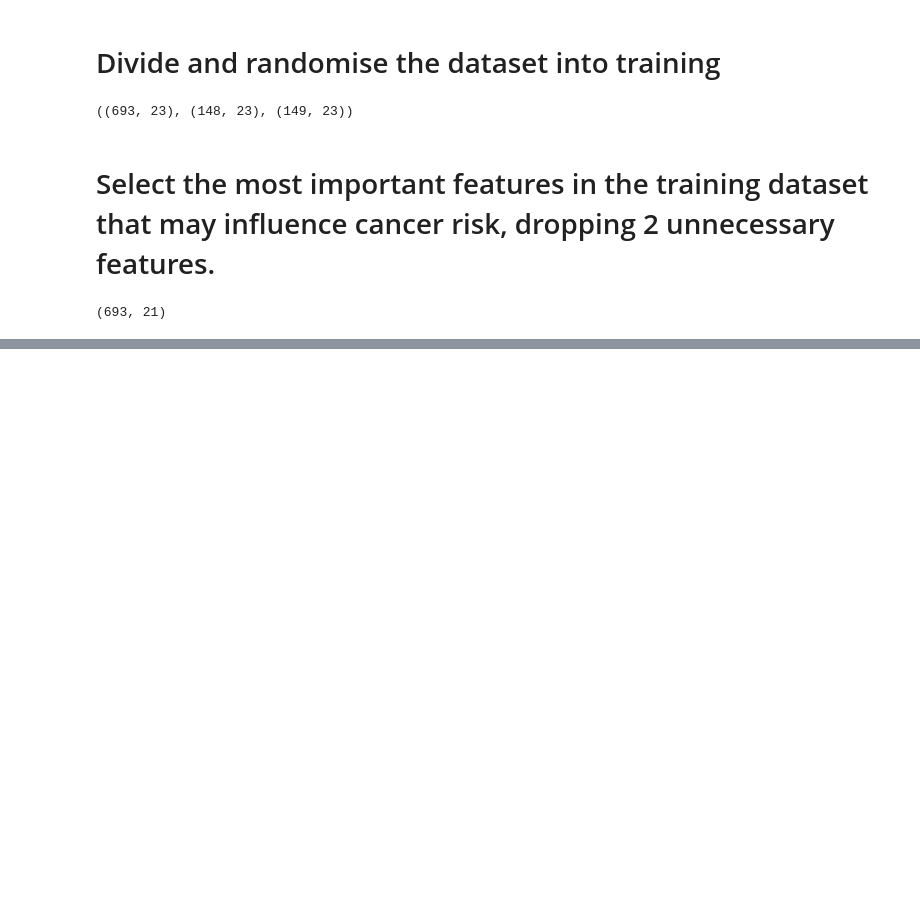
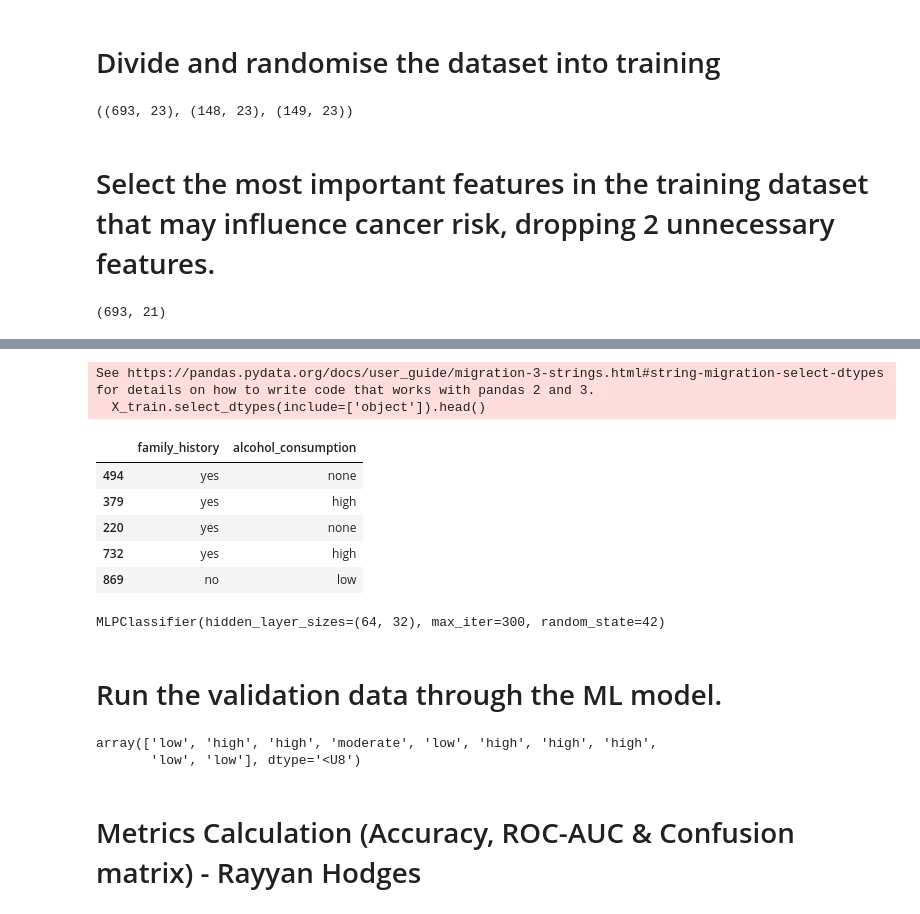
Before and after one commit to reiyua/HospitalCancerClassification, a Jupyter notebook: HospitalCancerClassification.ipynb, the cells around one changed output, grey strips where cells are left out. Saved outputs shown, nothing was run; the diff lists cells and outputs as text; code cells hidden in the pictures; blank space fills up the shorter version.

```diff
--- a/HospitalCancerClassification.ipynb
+++ b/HospitalCancerClassification.ipynb
@@ -144,0 +180,12 @@ X_train.shape
+# %%
+# BUG FIXING: Check if the text value exists
+X_train.select_dtypes(include=['object']).head()
+# %% [output]
+See https://pandas.pydata.org/docs/user_guide/migration-3-strings.html#string-migration-select-dtypes for details on how to write code that works with pandas 2 and 3.
+  X_train.select_dtypes(include=['object']).head()
+|  | family_history | alcohol_consumption |
+| 494 | yes | none |
+| 379 | yes | high |
+| 220 | yes | none |
+| 732 | yes | high |
+| 869 | no | low |
@@ -144,0 +203,20 @@ X_train.shape
+# %%
+# Train model 1 on generated data
+mlp_model_1.fit(X_train, y_train)
+# %% [output]
+MLPClassifier(hidden_layer_sizes=(64, 32), max_iter=300, random_state=42)
+# %% [markdown]
+# Run the validation data through the ML model.
+# %%
+# Run validation data through the trained model
+y_val_pred_1 = mlp_model_1.predict(X_val)
+y_val_proba_1 = mlp_model_1.predict_proba(X_val)
+
+
+# This script outputs nothing by default, so adding a line to display the first ten lines as evidence.
+y_val_pred_1[:10]
+# %% [output]
+array(['low', 'high', 'high', 'moderate', 'low', 'high', 'high', 'high',
+       'low', 'low'], dtype='<U8')
+# %% [markdown]
+# Metrics Calculation (Accuracy, ROC-AUC & Confusion matrix) - Rayyan Hodges
```
Also changed, not shown: parts of 8 cells of this notebook.
